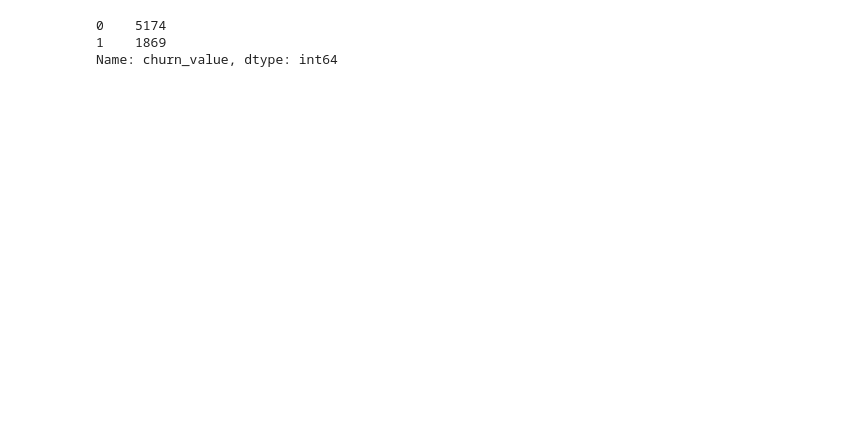
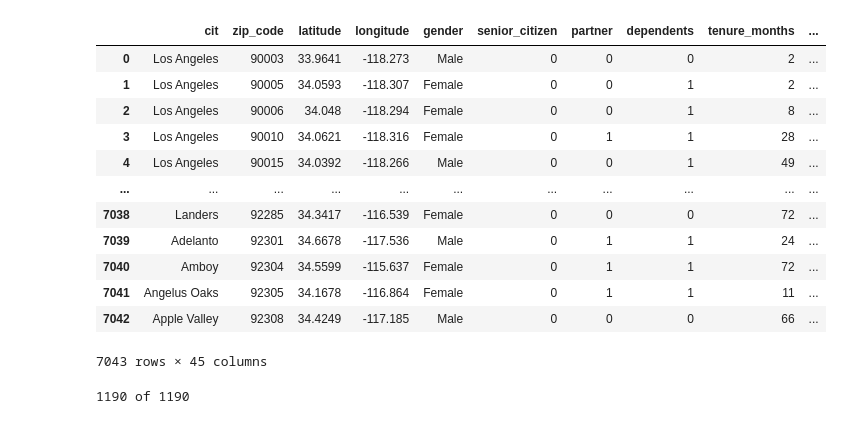
Before and after one commit to carlosiruiz/Customer_Churn_Prediction, a Jupyter notebook: Capstone Data.ipynb, the cells around one changed output. Cells and saved outputs as stored; diff of their text form; code cells hidden in the pictures; blank space fills up the shorter version.

```diff
--- a/Capstone Data.ipynb
+++ b/Capstone Data.ipynb
@@ -30,0 +35,18 @@ customer_df.drop(["churn_label","count","countr","state","quarter"],axis=1)
+# %%
+#Cleaning missing values from "total_charge" column
+hold=[]
+for x in customer_df.index:
+    if type(customer_df.total_charge[x])== str:
+        hold.append(0)
+    else:
+        hold.append(customer_df.total_charge[x])
+customer_df.total_charge=hold
+# %%
+#Binning age
+customer_df.age=pd.cut(x=customer_df['age'], bins=[10,20,30,40, 50,60,70,80], labels=["10","20","30","40", "50","60","70"])
+# %%
+#Filling NA values for churn reason
+customer_df.churn_reason=customer_df.churn_reason.fillna("No reason given")
+# %%
+#Dropping Redundant columns
+customer_df.drop(["total_charges","lat_long","customerid","payment_method","contract","churn_label","count","countr","state","quarter","internet_service","online_securit","online_backup","multiple_lines","streaming_tv","streaming_movies"],axis=1,inplace=True)
@@ -31,6 +86,16 @@ customer_df.drop(["churn_label","count","countr","state","quarter"],axis=1)
 # %%
-customer_df["churn_value"].value_counts()
+customer_df
 # %% [output]
+|  | cit | zip_code | latitude | longitude | gender | senior_citizen | partner | dependents | tenure_months | ... |
+| 0 | Los Angeles | 90003 | 33.9641 | -118.273 | Male | 0 | 0 | 0 | 2 | ... |
+| 1 | Los Angeles | 90005 | 34.0593 | -118.307 | Female | 0 | 0 | 1 | 2 | ... |
+| 2 | Los Angeles | 90006 | 34.048 | -118.294 | Female | 0 | 0 | 1 | 8 | ... |
+| 3 | Los Angeles | 90010 | 34.0621 | -118.316 | Female | 0 | 1 | 1 | 28 | ... |
+| 4 | Los Angeles | 90015 | 34.0392 | -118.266 | Male | 0 | 0 | 1 | 49 | ... |
+| ... | ... | ... | ... | ... | ... | ... | ... | ... | ... | ... |
+| 7038 | Landers | 92285 | 34.3417 | -116.539 | Female | 0 | 0 | 0 | 72 | ... |
+| 7039 | Adelanto | 92301 | 34.6678 | -117.536 | Male | 0 | 1 | 1 | 24 | ... |
+| 7040 | Amboy | 92304 | 34.5599 | -115.637 | Female | 0 | 1 | 1 | 72 | ... |
+| 7041 | Angelus Oaks | 92305 | 34.1678 | -116.864 | Female | 0 | 1 | 1 | 11 | ... |
+| 7042 | Apple Valley | 92308 | 34.4249 | -117.185 | Male | 0 | 0 | 0 | 66 | ... |
-0    5174
-1    1869
-Name: churn_value, dtype: int64
+7043 rows × 45 columns
@@ -36,0 +158,12 @@ Name: churn_value, dtype: int64
+# %%
+#Creating coordiantes for each zipcode
+for i in zipcode_churn.index:
+    print("\r"+ str(i+1)+ " of "+ str(len(zipcode_churn)), end="", flush=True )
+    if i not in range(len(coor)):
+        if i in missing_coor.keys():
+            coor.append(missing_coor[i])
+        else:
+            location = geolocator.geocode(zipcode_churn.zip_code[i],country_codes="USA")
+            coor.append(list((location.latitude, location.longitude)))
+# %% [output]
+1190 of 1190
```
Also changed, not shown: parts of 25 cells of this notebook, 3 other files.
